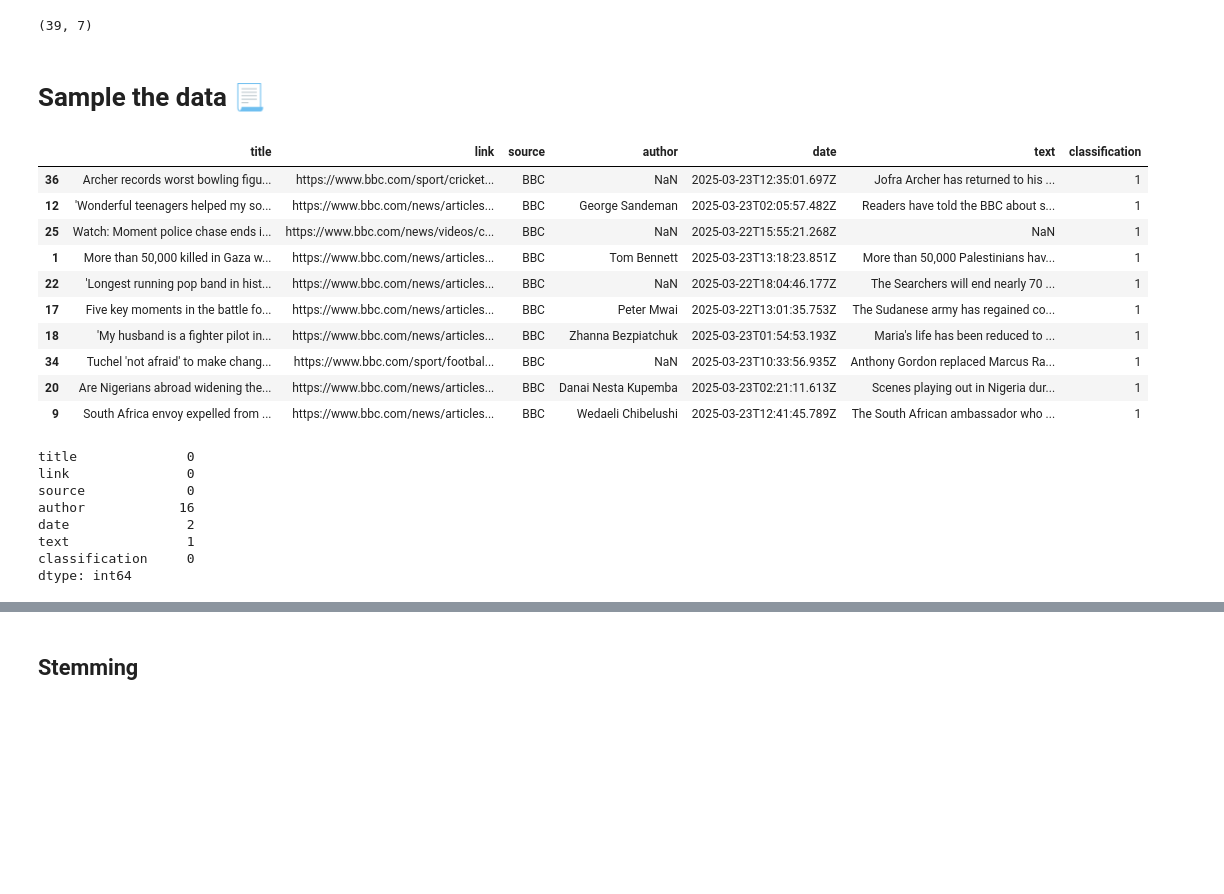
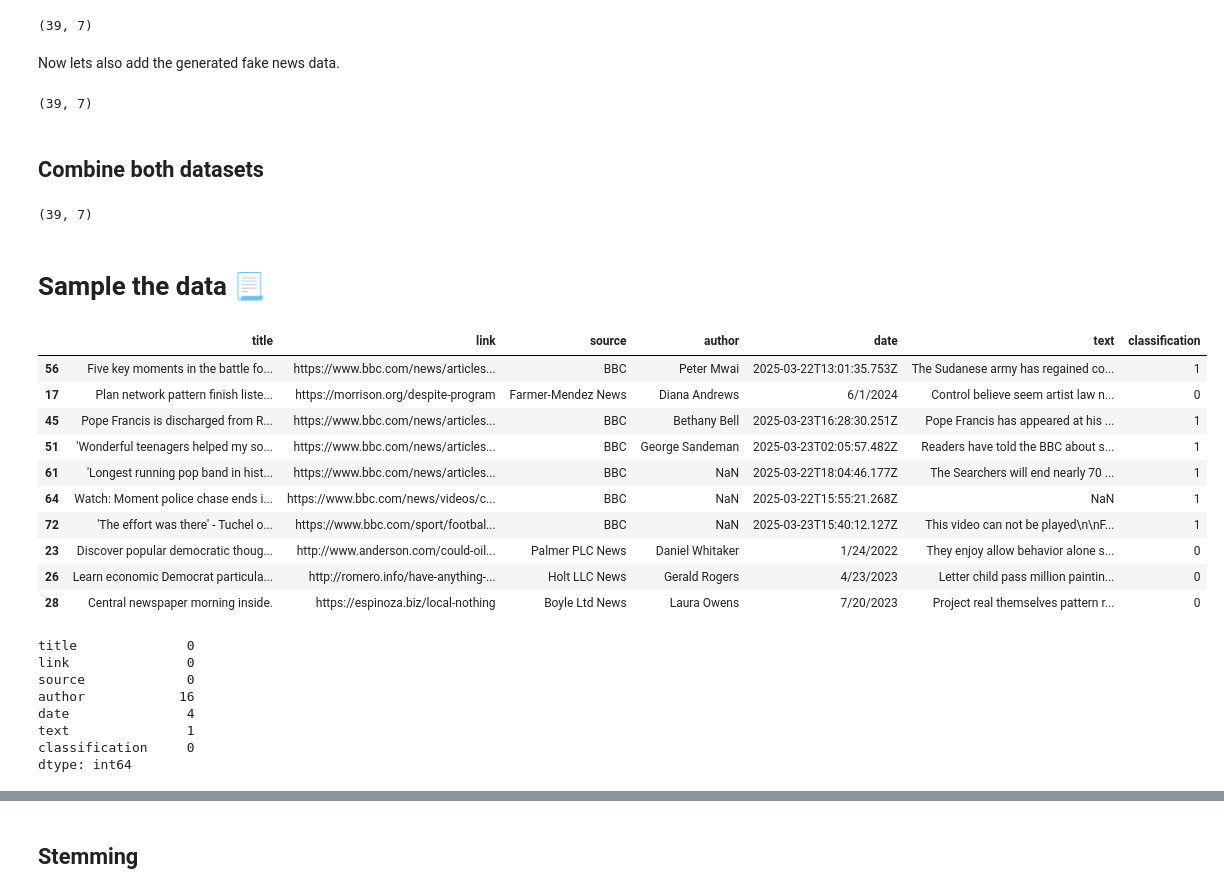
Before and after one commit to ivetkalchev/DeFactify, a Jupyter notebook: defactify.ipynb, the cells around one changed output, grey strips where cells are left out. Drawn from its saved outputs; the diff is of its cells as text; code cells hidden in the pictures; blank space fills up the shorter version.

Commit message:
added fake dataset

```diff
--- a/defactify.ipynb
+++ b/defactify.ipynb
@@ -50,30 +50,45 @@ bbc_dataset = pandas.read_csv('scraper/bbc_news_articles_v1.csv')
 bbc_dataset.shape
 # %% [output]
 (39, 7)
+# %% [markdown]
+Now lets also add the generated fake news data.
+# %%
+fake_dataset = pandas.read_csv('scraper/fake_news_articles_v1.csv')
+fake_dataset.shape
+# %% [output]
+(39, 7)
+# %% [markdown]
+## Combine both datasets
+# %%
+combined_dataset = pandas.concat([fake_dataset, bbc_dataset], ignore_index=True)
+
+fake_dataset.shape
+# %% [output]
+(39, 7)
 # %% [markdown]
 # Sample the data 📃
 # %%
-bbc_dataset.sample(10)
+combined_dataset.sample(10)
 # %% [output]
 |  | title | link | source | author | date | text | classification |
-| 36 | Archer records worst bowling figu... | https://www.bbc.com/sport/cricket... | BBC | NaN | 2025-03-23T12:35:01.697Z | Jofra Archer has returned to his ... | 1 |
-| 12 | 'Wonderful teenagers helped my so... | https://www.bbc.com/news/articles... | BBC | George Sandeman | 2025-03-23T02:05:57.482Z | Readers have told the BBC about s... | 1 |
-| 25 | Watch: Moment police chase ends i... | https://www.bbc.com/news/videos/c... | BBC | NaN | 2025-03-22T15:55:21.268Z | NaN | 1 |
-| 1 | More than 50,000 killed in Gaza w... | https://www.bbc.com/news/articles... | BBC | Tom Bennett | 2025-03-23T13:18:23.851Z | More than 50,000 Palestinians hav... | 1 |
-| 22 | 'Longest running pop band in hist... | https://www.bbc.com/news/articles... | BBC | NaN | 2025-03-22T18:04:46.177Z | The Searchers will end nearly 70 ... | 1 |
-| 17 | Five key moments in the battle fo... | https://www.bbc.com/news/articles... | BBC | Peter Mwai | 2025-03-22T13:01:35.753Z | The Sudanese army has regained co... | 1 |
-| 18 | 'My husband is a fighter pilot in... | https://www.bbc.com/news/articles... | BBC | Zhanna Bezpiatchuk | 2025-03-23T01:54:53.193Z | Maria's life has been reduced to ... | 1 |
-| 34 | Tuchel 'not afraid' to make chang... | https://www.bbc.com/sport/footbal... | BBC | NaN | 2025-03-23T10:33:56.935Z | Anthony Gordon replaced Marcus Ra... | 1 |
-| 20 | Are Nigerians abroad widening the... | https://www.bbc.com/news/articles... | BBC | Danai Nesta Kupemba | 2025-03-23T02:21:11.613Z | Scenes playing out in Nigeria dur... | 1 |
-| 9 | South Africa envoy expelled from ... | https://www.bbc.com/news/articles... | BBC | Wedaeli Chibelushi | 2025-03-23T12:41:45.789Z | The South African ambassador who ... | 1 |
+| 56 | Five key moments in the battle fo... | https://www.bbc.com/news/articles... | BBC | Peter Mwai | 2025-03-22T13:01:35.753Z | The Sudanese army has regained co... | 1 |
+| 17 | Plan network pattern finish liste... | https://morrison.org/despite-program | Farmer-Mendez News | Diana Andrews | 6/1/2024 | Control believe seem artist law n... | 0 |
+| 45 | Pope Francis is discharged from R... | https://www.bbc.com/news/articles... | BBC | Bethany Bell | 2025-03-23T16:28:30.251Z | Pope Francis has appeared at his ... | 1 |
+| 51 | 'Wonderful teenagers helped my so... | https://www.bbc.com/news/articles... | BBC | George Sandeman | 2025-03-23T02:05:57.482Z | Readers have told the BBC about s... | 1 |
+| 61 | 'Longest running pop band in hist... | https://www.bbc.com/news/articles... | BBC | NaN | 2025-03-22T18:04:46.177Z | The Searchers will end nearly 70 ... | 1 |
+| 64 | Watch: Moment police chase ends i... | https://www.bbc.com/news/videos/c... | BBC | NaN | 2025-03-22T15:55:21.268Z | NaN | 1 |
+| 72 | 'The effort was there' - Tuchel o... | https://www.bbc.com/sport/footbal... | BBC | NaN | 2025-03-23T15:40:12.127Z | This video can not be played\n\nF... | 1 |
+| 23 | Discover popular democratic thoug... | http://www.anderson.com/could-oil... | Palmer PLC News | Daniel Whitaker | 1/24/2022 | They enjoy allow behavior alone s... | 0 |
+| 26 | Learn economic Democrat particula... | http://romero.info/have-anything-... | Holt LLC News | Gerald Rogers | 4/23/2023 | Letter child pass million paintin... | 0 |
+| 28 | Central newspaper morning inside. | https://espinoza.biz/local-nothing | Boyle Ltd News | Laura Owens | 7/20/2023 | Project real themselves pattern r... | 0 |
 # %%
-bbc_dataset.isnull().sum()
+combined_dataset.isnull().sum()
 # %% [output]
 title              0
 link               0
 source             0
 author            16
-date               2
+date               4
 text               1
 classification     0
 dtype: int64
```
Also changed, not shown: parts of 6 cells of this notebook, 4 other files.
